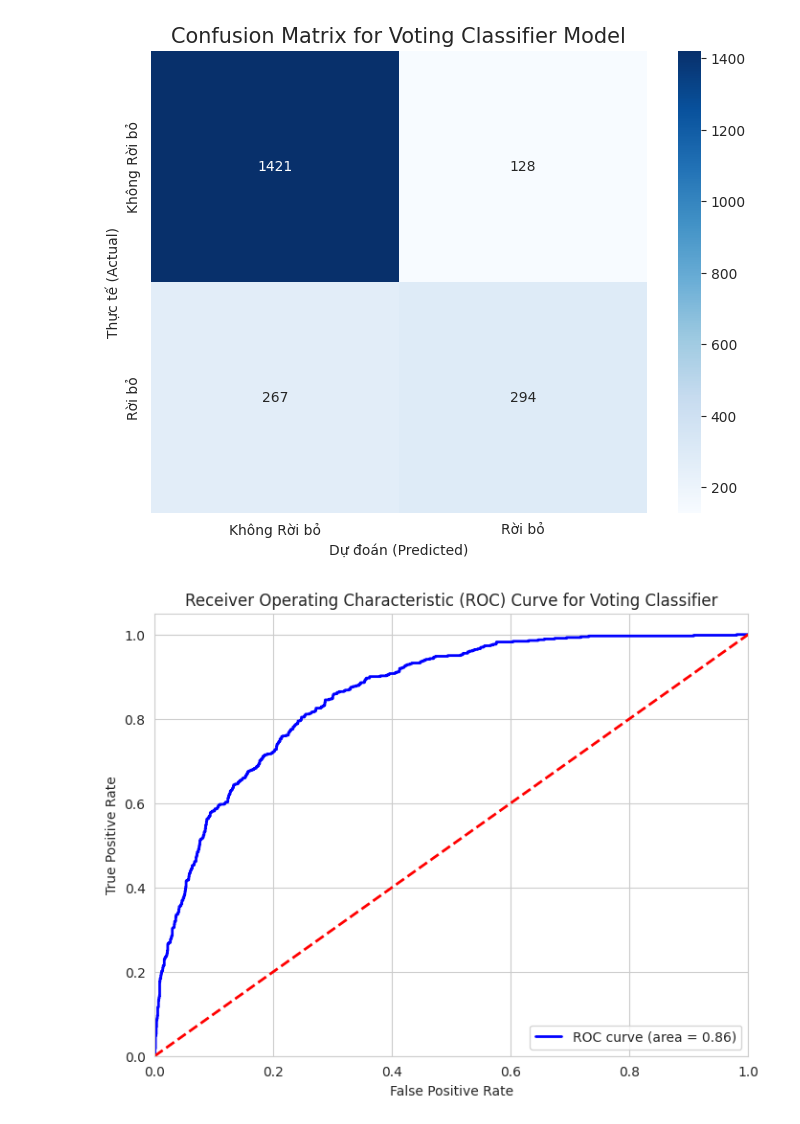
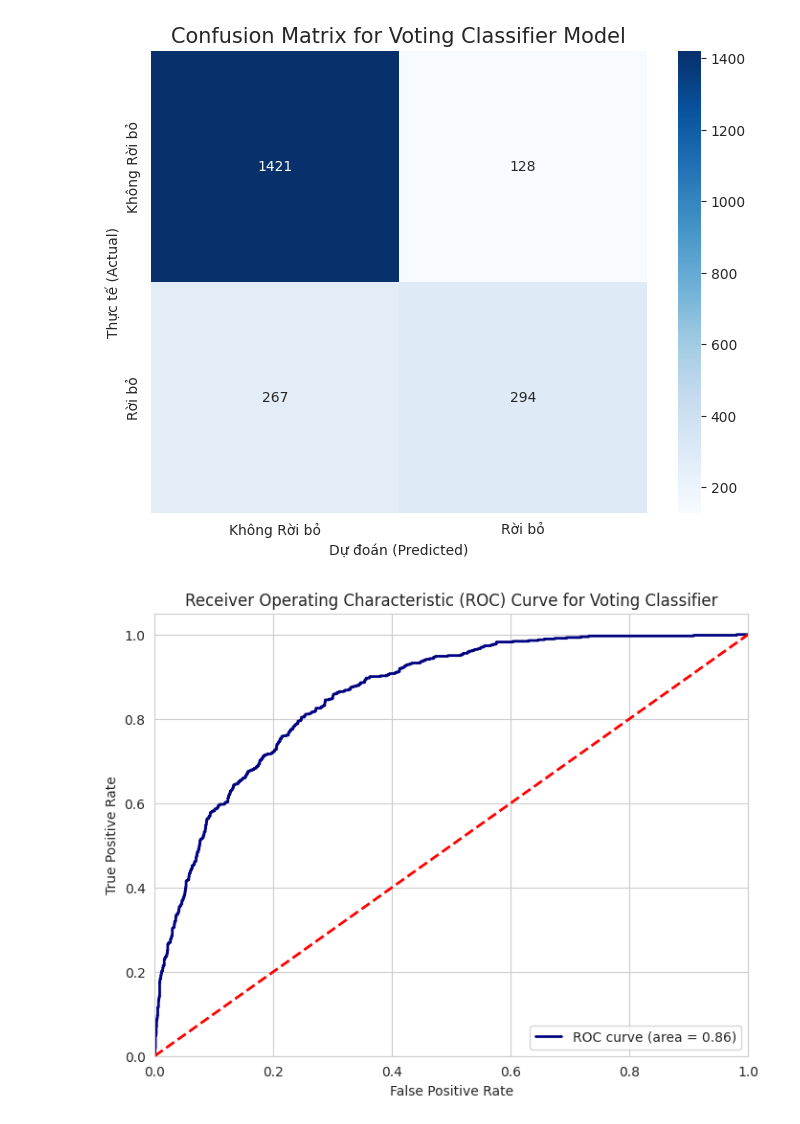
Before and after one commit to devdoan/devdoan, a Jupyter notebook: Untitled3.ipynb, the cells around one changed output. Cells and saved outputs as stored; diff of their text form; code cells hidden in the pictures.

```diff
--- a/Untitled3.ipynb
+++ b/Untitled3.ipynb
@@ -1371,23 +1371,23 @@ plt.show()
 # %%
 from sklearn.metrics import roc_curve, auc
 import matplotlib.pyplot as plt
 
 # Calculate ROC curve for the Voting Classifier
 # Need to get probabilities from the Voting Classifier
 y_pred_proba_voting = eclf1.predict_proba(X_test)[:, 1]
 fpr_voting, tpr_voting, thresholds_voting = roc_curve(y_test, y_pred_proba_voting)
 roc_auc_voting = auc(fpr_voting, tpr_voting)
 
 # Plot ROC curve
 plt.figure(figsize=(8, 6))
-plt.plot(fpr_voting, tpr_voting, color='blue', lw=2, label='ROC curve (area = %0.2f)' % roc_auc_voting) # Changed color to 'blue'
+plt.plot(fpr_voting, tpr_voting, color='navy', lw=2, label='ROC curve (area = %0.2f)' % roc_auc_voting) # Changed color to 'blue'
 plt.plot([0, 1], [0, 1], color='red', lw=2, linestyle='--')
 plt.xlim([0.0, 1.0])
 plt.ylim([0.0, 1.05])
 plt.xlabel('False Positive Rate')
 plt.ylabel('True Positive Rate')
 plt.title('Receiver Operating Characteristic (ROC) Curve for Voting Classifier')
 plt.legend(loc="lower right")
 plt.show()
 # %% [output]
-[figure, old version]
+[figure, new version]
```
